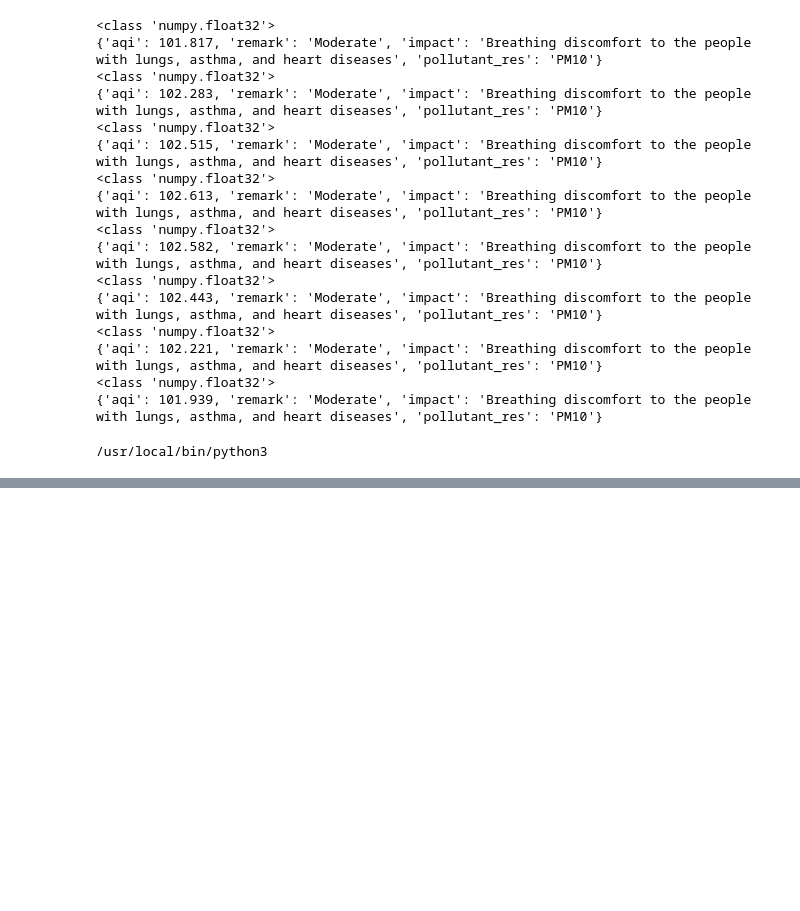
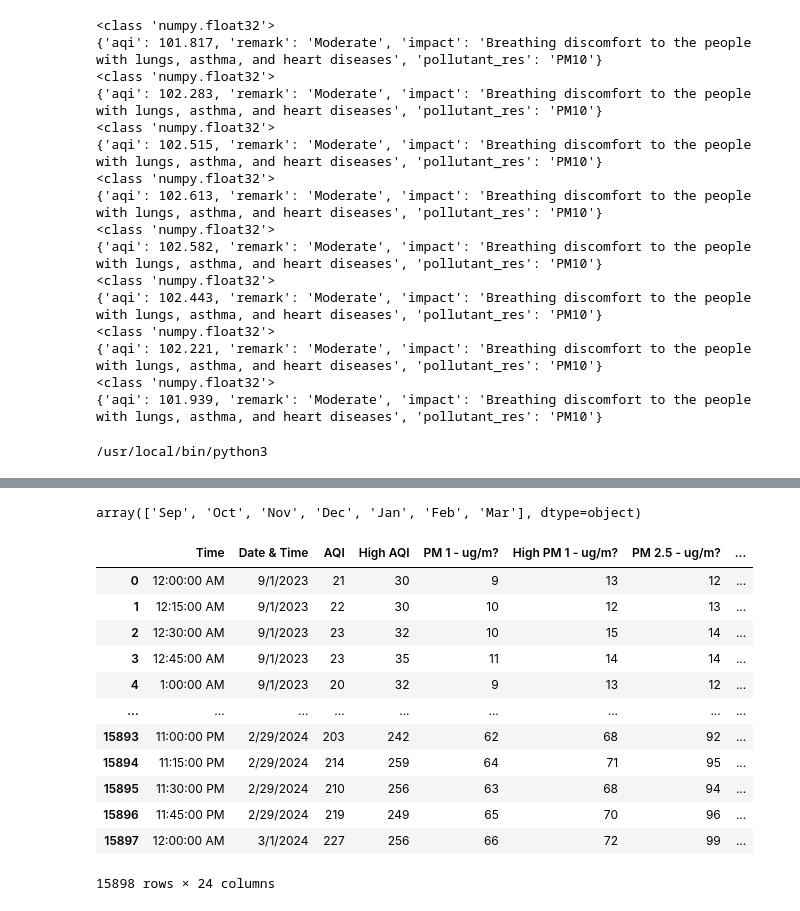
Before and after one commit to arif9353/Davies_WeatherHack, a Jupyter notebook: backend/MIHIRESS/test.ipynb, the cells around one changed output, grey strips where cells are left out. Cells and saved outputs as stored; diff of their text form; code cells hidden in the pictures; blank space fills up the shorter version.

```diff
--- a/backend/MIHIRESS/test.ipynb
+++ b/backend/MIHIRESS/test.ipynb
@@ -352,0 +357,6 @@ print(sys.executable)
+# %%
+data_path = "./data/data_college.csv"
+# %%
+data = pd.read_csv(data_path)
+df = pd.DataFrame(data)
+df.info()
@@ -352,0 +411,22 @@ print(sys.executable)
+# %%
+df["Date"] = df["Date"].apply(lambda x: x[-8:-5])
+df["Date"].unique()
+# %% [output]
+array(['Sep', 'Oct', 'Nov', 'Dec', 'Jan', 'Feb', 'Mar'], dtype=object)
+# %%
+df.drop("Date", axis=1, inplace=True)
+df
+# %% [output]
+|  | Time | Date & Time | AQI | High AQI | PM 1 - ug/m? | High PM 1 - ug/m? | PM 2.5 - ug/m? | ... |
+| 0 | 12:00:00 AM | 9/1/2023 | 21 | 30 | 9 | 13 | 12 | ... |
+| 1 | 12:15:00 AM | 9/1/2023 | 22 | 30 | 10 | 12 | 13 | ... |
+| 2 | 12:30:00 AM | 9/1/2023 | 23 | 32 | 10 | 15 | 14 | ... |
+| 3 | 12:45:00 AM | 9/1/2023 | 23 | 35 | 11 | 14 | 14 | ... |
+| 4 | 1:00:00 AM | 9/1/2023 | 20 | 32 | 9 | 13 | 12 | ... |
+| ... | ... | ... | ... | ... | ... | ... | ... | ... |
+| 15893 | 11:00:00 PM | 2/29/2024 | 203 | 242 | 62 | 68 | 92 | ... |
+| 15894 | 11:15:00 PM | 2/29/2024 | 214 | 259 | 64 | 71 | 95 | ... |
+| 15895 | 11:30:00 PM | 2/29/2024 | 210 | 256 | 63 | 68 | 94 | ... |
+| 15896 | 11:45:00 PM | 2/29/2024 | 219 | 249 | 65 | 70 | 96 | ... |
+| 15897 | 12:00:00 AM | 3/1/2024 | 227 | 256 | 66 | 72 | 99 | ... |
+15898 rows × 24 columns
```
Also changed, not shown: parts of 15 cells of this notebook, 8 other files.
